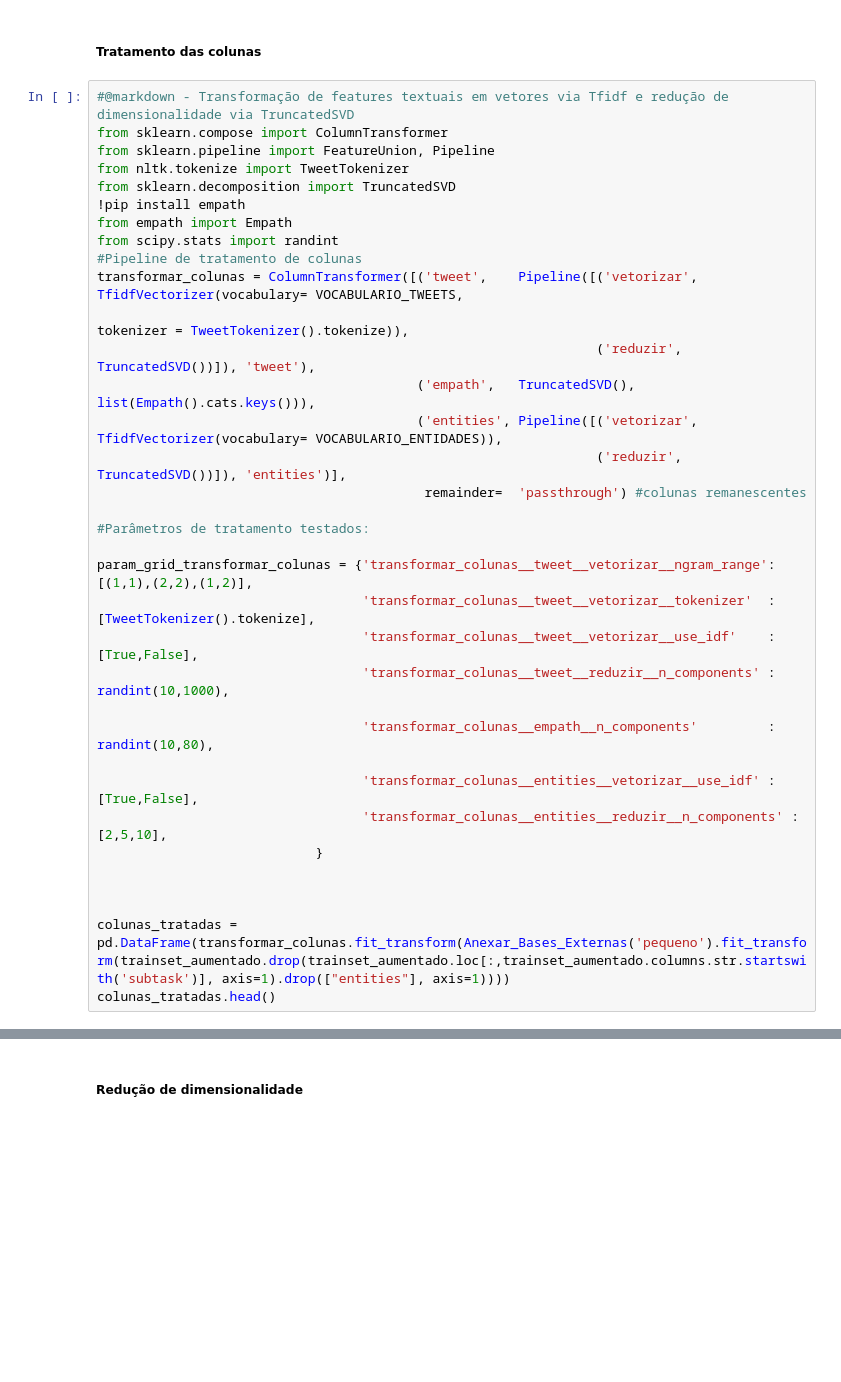
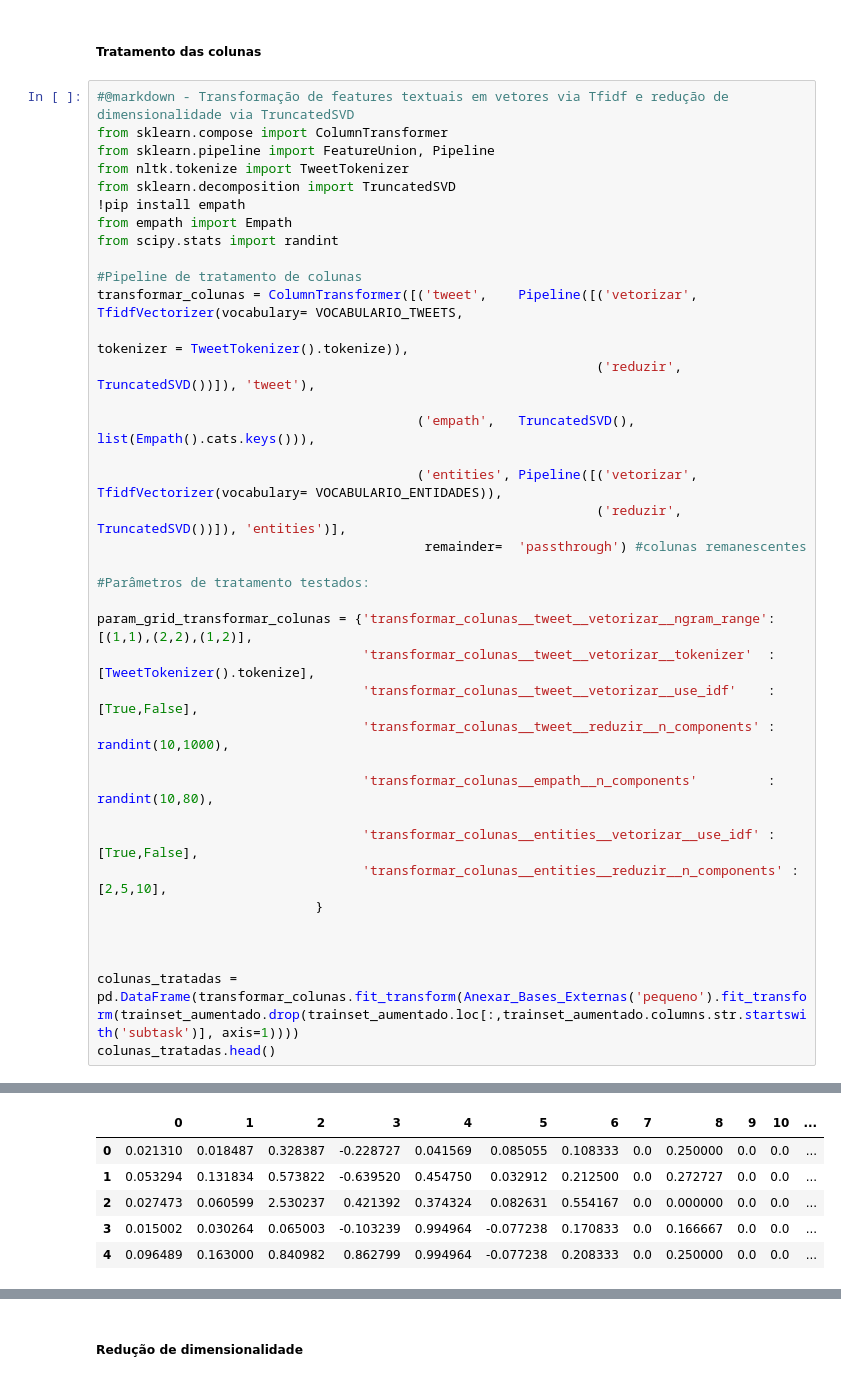
Before and after one commit to eduardodut/Mineracao_dados_textos_web, a Jupyter notebook: projeto01_equipe01.ipynb, the cells around one changed output, grey strips where cells are left out. Cells and saved outputs as stored; diff of their text form; blank space fills up the shorter version.

```diff
--- a/projeto01_equipe01.ipynb
+++ b/projeto01_equipe01.ipynb
@@ -714,11 +859,14 @@ from sklearn.decomposition import TruncatedSVD
 !pip install empath
 from empath import Empath
 from scipy.stats import randint
+
 #Pipeline de tratamento de colunas
 transformar_colunas = ColumnTransformer([('tweet',    Pipeline([('vetorizar',  TfidfVectorizer(vocabulary= VOCABULARIO_TWEETS,
                                                                                                tokenizer = TweetTokenizer().tokenize)),
                                                                 ('reduzir',    TruncatedSVD())]), 'tweet'),
+
                                          ('empath',   TruncatedSVD(),          list(Empath().cats.keys())),
+
                                          ('entities', Pipeline([('vetorizar',  TfidfVectorizer(vocabulary= VOCABULARIO_ENTIDADES)),
                                                                 ('reduzir',    TruncatedSVD())]), 'entities')],
                                           remainder=  'passthrough') #colunas remanescentes
@@ -738,7 +886,7 @@ param_grid_transformar_colunas = {'transformar_colunas__tweet__vetorizar__ngram_
 
 
 
-colunas_tratadas = pd.DataFrame(transformar_colunas.fit_transform(Anexar_Bases_Externas('pequeno').fit_transform(trainset_aumentado.drop(trainset_aumentado.loc[:,trainset_aumentado.columns.str.startswith('subtask')], axis=1).drop(["entities"], axis=1))))
+colunas_tratadas = pd.DataFrame(transformar_colunas.fit_transform(Anexar_Bases_Externas('pequeno').fit_transform(trainset_aumentado.drop(trainset_aumentado.loc[:,trainset_aumentado.columns.str.startswith('subtask')], axis=1))))
 colunas_tratadas.head()
 # %% [output]
 Requirement already satisfied: empath in /usr/local/lib/python3.6/dist-packages (0.89)
@@ -749 +897,7 @@ Requirement already satisfied: chardet<4,>=3.0.2 in /usr/local/lib/python3.6/dis
 Requirement already satisfied: idna<3,>=2.5 in /usr/local/lib/python3.6/dist-packages (from requests->empath) (2.10)
+|  | 0 | 1 | 2 | 3 | 4 | 5 | 6 | 7 | 8 | 9 | 10 | ... |
+| 0 | 0.021310 | 0.018487 | 0.328387 | -0.228727 | 0.041569 | 0.085055 | 0.108333 | 0.0 | 0.250000 | 0.0 | 0.0 | ... |
+| 1 | 0.053294 | 0.131834 | 0.573822 | -0.639520 | 0.454750 | 0.032912 | 0.212500 | 0.0 | 0.272727 | 0.0 | 0.0 | ... |
+| 2 | 0.027473 | 0.060599 | 2.530237 | 0.421392 | 0.374324 | 0.082631 | 0.554167 | 0.0 | 0.000000 | 0.0 | 0.0 | ... |
+| 3 | 0.015002 | 0.030264 | 0.065003 | -0.103239 | 0.994964 | -0.077238 | 0.170833 | 0.0 | 0.166667 | 0.0 | 0.0 | ... |
+| 4 | 0.096489 | 0.163000 | 0.840982 | 0.862799 | 0.994964 | -0.077238 | 0.208333 | 0.0 | 0.250000 | 0.0 | 0.0 | ... |
```
Also changed, not shown: parts of 17 cells of this notebook.
